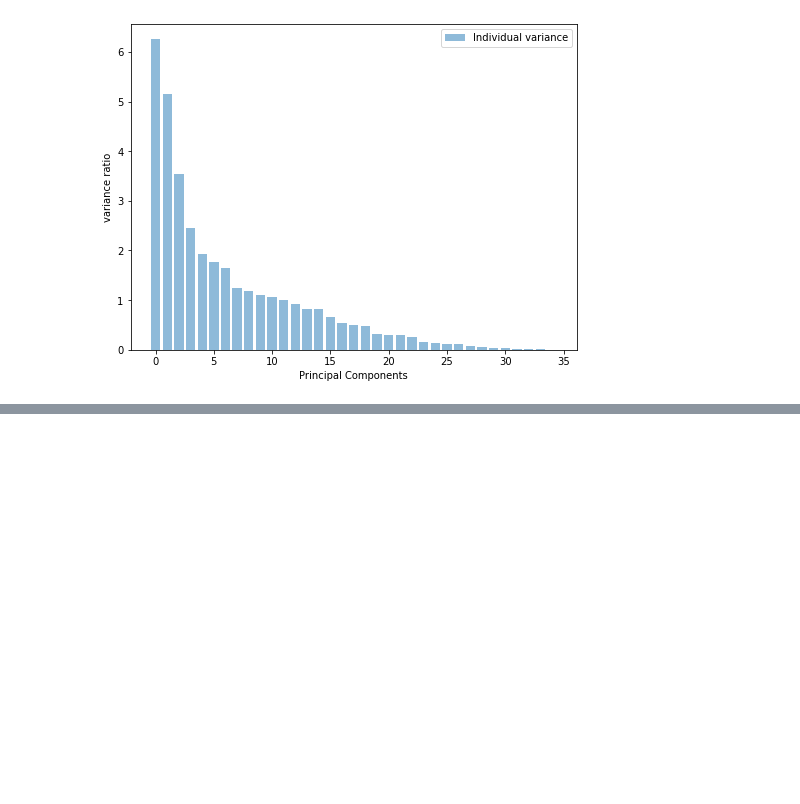
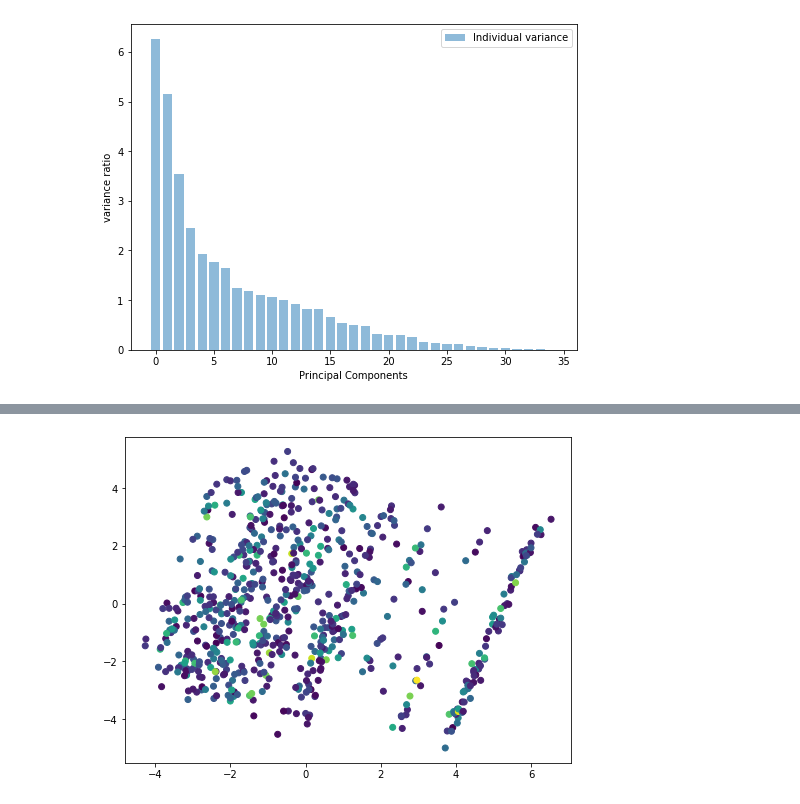
Before and after one commit to mattskier/ravens-dse-511, a Jupyter notebook: DM_reduction_data.ipynb, the cells around one changed output, grey strips where cells are left out. Drawn from its saved outputs; the diff is of its cells as text; code cells hidden in the pictures; blank space fills up the shorter version.

```diff
--- a/DM_reduction_data.ipynb
+++ b/DM_reduction_data.ipynb
@@ -72,0 +86,11 @@ plt.show()
+# %%
+#top 2 features
+pca2 = PCA(n_components = 2)
+pca2.fit(X_features)
+x_3d = pca2.transform(X_features)
+
+plt.figure(figsize=(8,6))
+plt.scatter(x_3d[:,0], x_3d[:,1],  c=comb['loan_amount'])
+plt.show()
+# %% [output]
+[figure, added]
```
Also changed, not shown: parts of 1 cell of this notebook.
